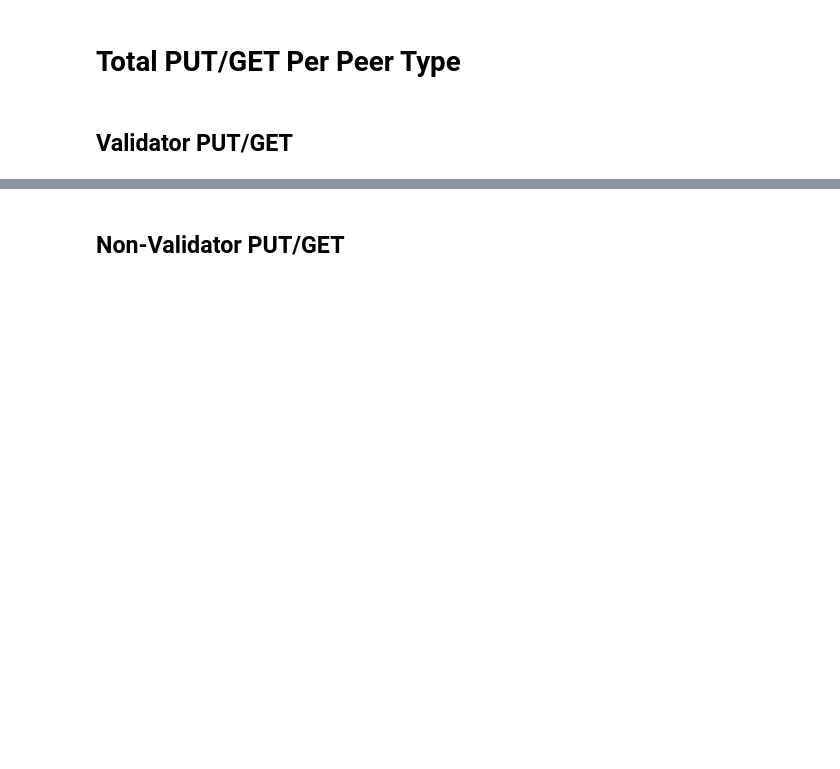
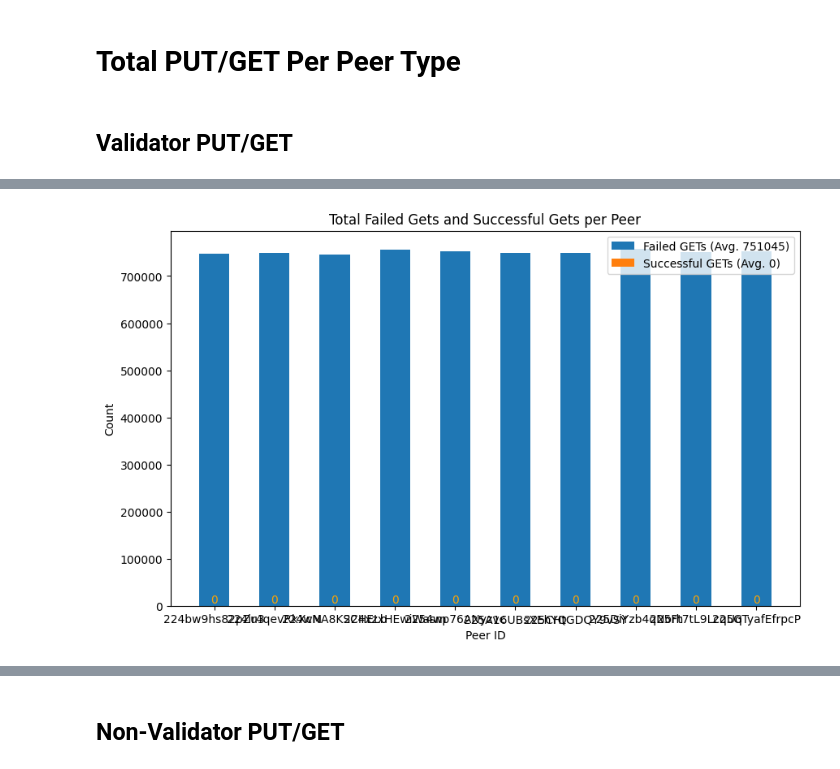
Before and after one commit to datahop/libp2p-das, a Jupyter notebook: data_analysis/notebook.ipynb, the cells around one changed output, grey strips where cells are left out. Cells and saved outputs as stored; diff of their text form; code cells hidden in the pictures; blank space fills up the shorter version.

Commit message:
Initial data analysis of grid5k results.

```diff
--- a/data_analysis/notebook.ipynb
+++ b/data_analysis/notebook.ipynb
@@ -4,4 +4,4 @@ import os
 
 from pprint import pprint
 
-data_dir = os.path.join(os.getcwd(), 'data')
+test_dirs = os.path.join(os.getcwd(), 'data')
@@ -7,0 +10,15 @@ data_dir = os.path.join(os.getcwd(), 'data')
+# %%
+test_summary_df = pd.DataFrame(columns=["builder_count", "validator_count", "nonvalidator_count"])
+
+for test_dir in os.listdir(test_dirs):
+    test_files = os.listdir(os.path.join(test_dirs, test_dir))
+
+    builder_count = int(len([file for file in test_files if file.endswith("builder.csv")]) / 2)
+    validator_count = int(len([file for file in test_files if file.endswith("validator.csv") and "non" not in file]) / 2)
+    nonvalidator_count = int(len([file for file in test_files if file.endswith("nonvalidator.csv")]) / 2)
+
+    new_row = {"builder_count": builder_count, "validator_count": validator_count, "nonvalidator_count": nonvalidator_count}
+    test_summary_df = pd.concat([test_summary_df, pd.DataFrame([new_row])]).reset_index(drop=True)
+
+test_summary_df.sort_values(by=["builder_count", "validator_count", "nonvalidator_count"], inplace=True)
+# print(test_summary_df.to_markdown(index=False))
@@ -10,48 +42,55 @@ data_dir = os.path.join(os.getcwd(), 'data')
 # %% [markdown]
 ## Validator PUT/GET
 # %%
-# ? Get all validators total stats
-validator_total_stats_files = [file for file in os.listdir(data_dir) if file.endswith('total_stats_validator.csv')]
 
-total_stats_df = pd.DataFrame(columns=["peer_id", "total_gets", "failed_gets", "successful_gets"])
+_ = plt.figure(figsize=(20, 10))
 
-for file in validator_total_stats_files:
-    peer_id = file.split("_")[0]
-    df = pd.read_csv(os.path.join(data_dir, file))
+for test_dir in os.listdir(test_dirs):
+    test_files = [file for file in os.listdir(os.path.join(test_dirs, test_dir)) if file.endswith('.csv')]
 
-    total_gets = df["Total GET messages"].max()
-    failed_gets = df["Total failed GETs"].max()
-    successful_gets = total_gets - failed_gets
-    new_row = pd.DataFrame([[peer_id, total_gets, failed_gets, successful_gets]], columns=["peer_id", "total_gets", "failed_gets", "successful_gets"])
+    # ? Get all validators total stats
+    validator_total_stats_files = [file for file in test_files if file.endswith('total_stats_validator.csv')]
 
-    total_stats_df = pd.concat([
-        total_stats_df,
-        new_row
-    ]).reset_index(drop=True)
+    total_stats_df = pd.DataFrame(columns=["peer_id", "total_gets", "failed_gets", "successful_gets"])
 
-import matplotlib.pyplot as plt
+    for file in validator_total_stats_files:
+        peer_id = file.split("_")[0]
+        df = pd.read_csv(os.path.join(test_dirs, test_dir, file))
 
-# Plotting the bar chart
-plt.figure(figsize=(10, 6))
-plt.bar(
-    total_stats_df["peer_id"],
-    total_stats_df["failed_gets"],
-    label="Failed GETs (Avg. " + str(round(total_stats_df["failed_gets"].mean())) + ")",
-    width=0.5  # Make the bars thinner
-)
-plt.bar(
-    total_stats_df["peer_id"],
-    total_stats_df["successful_gets"],
-    label="Successful GETs (Avg. " + str(round(total_stats_df["successful_gets"].mean())) + ")",
-    width=0.5  # Make the bars thinner
-)
-plt.xlabel("Peer ID")
-plt.ylabel("Count")
-plt.title("Total Failed Gets and Successful Gets per Peer")
+        total_gets = df["Total GET messages"].max()
+        failed_gets = df["Total failed GETs"].max()
+        successful_gets = total_gets - failed_gets
+        new_row = pd.DataFrame([[peer_id, total_gets, failed_gets, successful_gets]], columns=["peer_id", "total_gets", "failed_gets", "successful_gets"])
 
-# Show the number of successful gets on top of the bar
-for i, successful_gets in enumerate(total_stats_df["successful_gets"]):
-    plt.text(i, successful_gets, str(successful_gets), ha='center', va='bottom', color='orange')
+        total_stats_df = pd.concat([
+            total_stats_df,
+            new_row
+        ]).reset_index(drop=True)
 
-plt.legend()
-plt.show()
+    import matplotlib.pyplot as plt
+
+    # Plotting the bar chart
+    plt.figure(figsize=(10, 6))
+    plt.bar(
+        total_stats_df["peer_id"],
+        total_stats_df["failed_gets"],
+        label="Failed GETs (Avg. " + str(round(total_stats_df["failed_gets"].mean())) + ")",
+        width=0.5  # Make the bars thinner
+    )
+    plt.bar(
+        total_stats_df["peer_id"],
+        total_stats_df["successful_gets"],
+        label="Successful GETs (Avg. " + str(round(total_stats_df["successful_gets"].mean())) + ")",
+        width=0.5  # Make the bars thinner
+    )
+    plt.xlabel("Peer ID")
+    plt.ylabel("Count")
+    plt.title("Total Failed Gets and Successful Gets per Peer")
+
+    # Show the number of successful gets on top of the bar
+    for i, successful_gets in enumerate(total_stats_df["successful_gets"]):
+        plt.text(i, successful_gets, str(successful_gets), ha='center', va='bottom', color='orange')
+
+    plt.legend()
+    plt.show()
+# %% [output]
@@ -57,0 +98 @@ plt.show()
+[figure, added]
```
Also changed, not shown: parts of 7 cells of this notebook.
